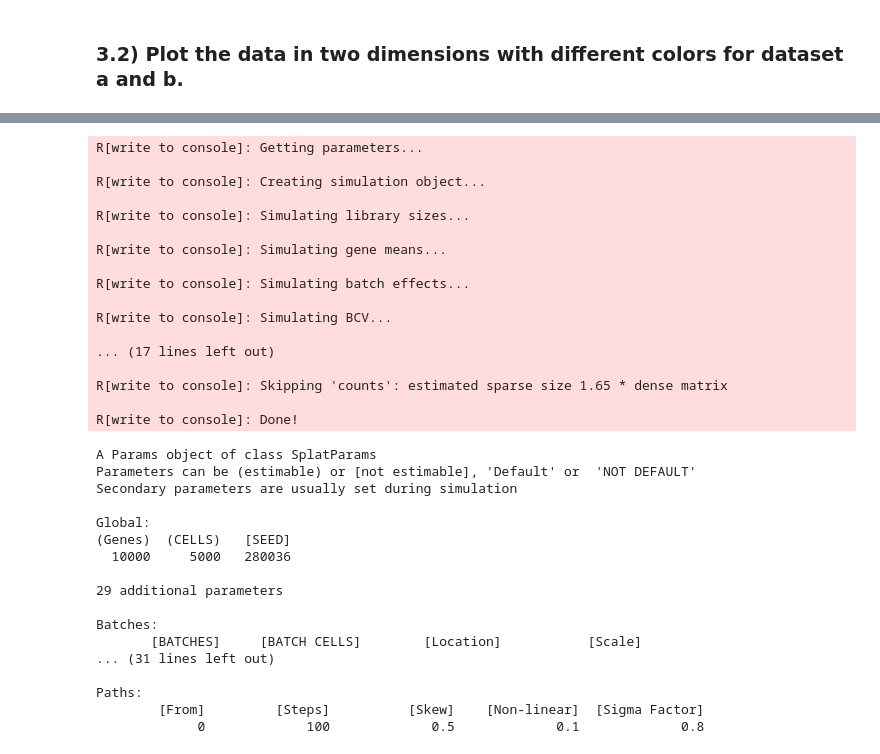
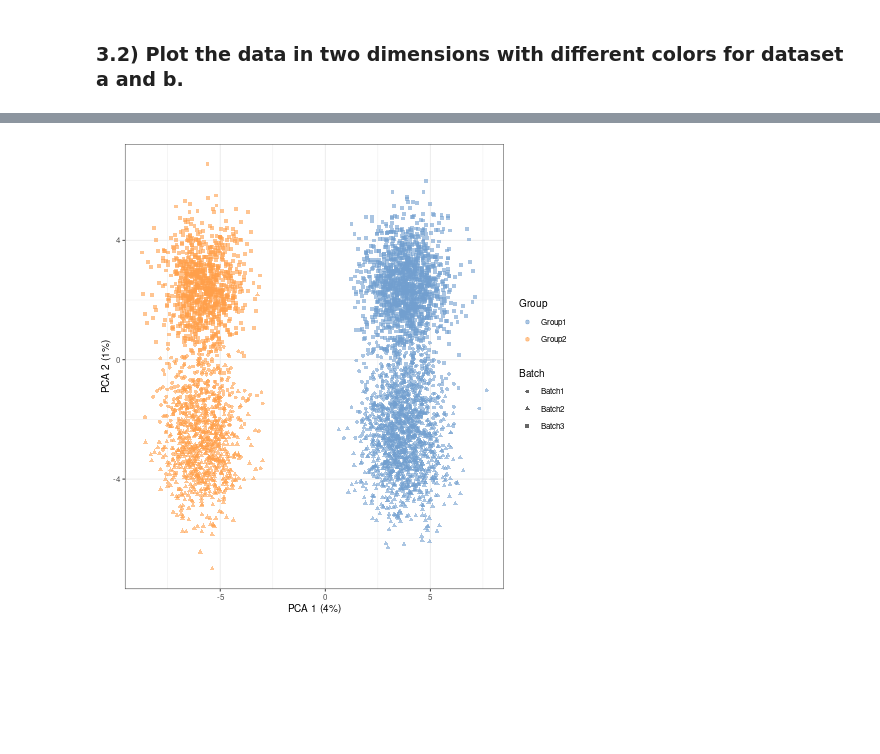
Before and after one commit to Velcorn/BKIM, a Jupyter notebook: Ex 02/Exercise 2 - Biostatistic.ipynb, the cells around one changed output, grey strips where cells are left out. Drawn from its saved outputs; the diff is of its cells as text; code cells hidden in the pictures; blank space fills up the shorter version.

```diff
--- a/Ex 02/Exercise 2 - Biostatistic.ipynb
+++ b/Ex 02/Exercise 2 - Biostatistic.ipynb
@@ -265,42 +141,8 @@ you can use default values for the rest of parameters.
 # %%
 %%R
-params <- newSplatParams()
-params <- setParam(params, "batchCells", c(1000, 1500, 2500))
-params <- setParam(params, "group.prob", c(0.6, 0.4))
-sim <- splatSimulate(params)
-params
+sim.groups <- splatSimulate(batchCells = c(1000, 1500, 2500), group.prob = c(0.6, 0.4), method = "groups", verbose = FALSE)
+sim.groups <- logNormCounts(sim.groups)
+sim.groups <- runPCA(sim.groups)
+plotPCA(sim.groups, shape_by = "Batch", colour_by = "Group")
 # %% [output]
-R[write to console]: Getting parameters...
-
-R[write to console]: Creating simulation object...
-
-R[write to console]: Simulating library sizes...
-
-R[write to console]: Simulating gene means...
-
-R[write to console]: Simulating batch effects...
-
-R[write to console]: Simulating BCV...
-
-... (17 lines left out)
-
-R[write to console]: Skipping 'counts': estimated sparse size 1.65 * dense matrix
-
-R[write to console]: Done!
-A Params object of class SplatParams
-Parameters can be (estimable) or [not estimable], 'Default' or  'NOT DEFAULT'
-Secondary parameters are usually set during simulation
-
-Global:
-(Genes)  (CELLS)   [SEED]
-  10000     5000   280036
-
-29 additional parameters
-
-Batches:
-       [BATCHES]     [BATCH CELLS]        [Location]           [Scale]
-... (31 lines left out)
-
-Paths:
-        [From]         [Steps]          [Skew]    [Non-linear]  [Sigma Factor]
-             0             100             0.5             0.1             0.8
+[figure, added]
```
Also changed, not shown: parts of 26 cells of this notebook.
